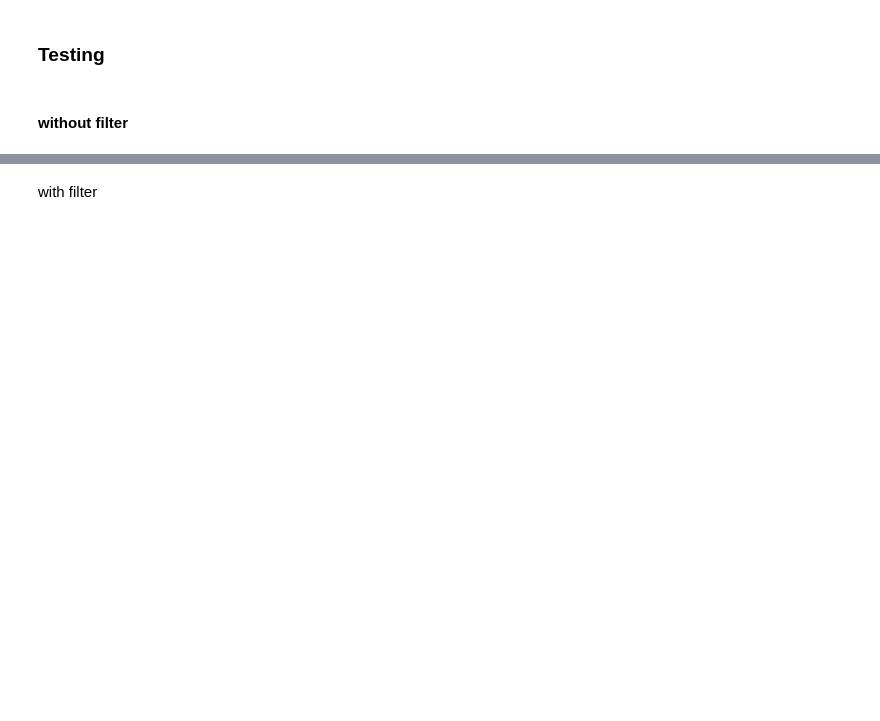
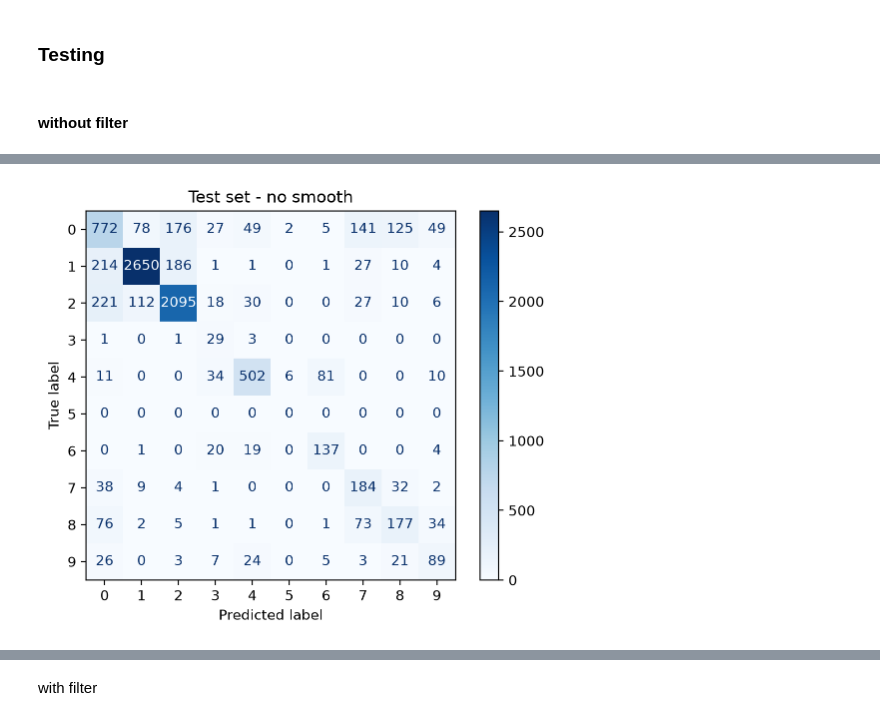
Before and after one commit to ongarileonardo/galaxy_class, a Jupyter notebook: src/RawLearning.ipynb, the cells around one changed output, grey strips where cells are left out. Saved outputs shown, nothing was run; the diff lists cells and outputs as text; code cells hidden in the pictures; blank space fills up the shorter version.

```diff
--- a/src/RawLearning.ipynb
+++ b/src/RawLearning.ipynb
@@ -304,8 +430,12 @@ y_true = np.argmax(y_test, axis=1)
 # %%
 cm = confusion_matrix(y_pred, y_true)
 disp = ConfusionMatrixDisplay(confusion_matrix=cm)
 disp.plot(cmap="Blues", values_format="d")
+plt.title("Test set - no smooth")
+plt.savefig("plots/test_no_smooth.pdf")
 plt.show()
+# %% [output]
+[figure, added]
 # %%
 X_min = X_test_gray.min(axis=(1,2), keepdims=True)
 X_max = X_test_gray.max(axis=(1,2), keepdims=True)
```
Also changed, not shown: parts of 33 cells of this notebook, 6 other files.
